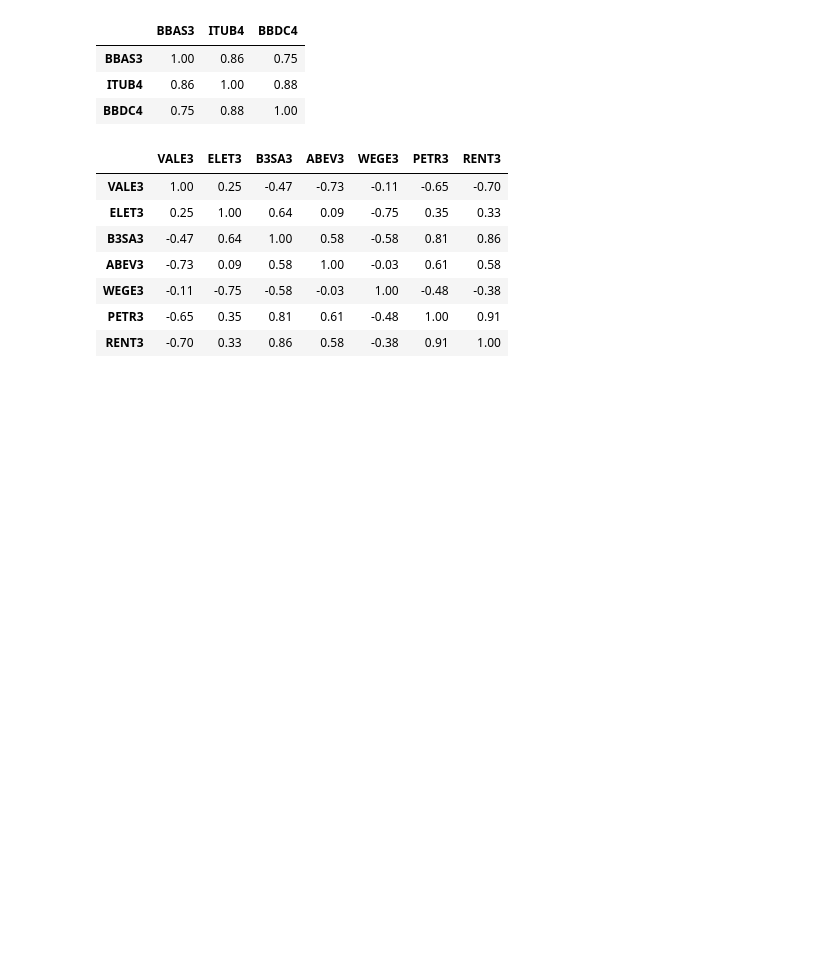
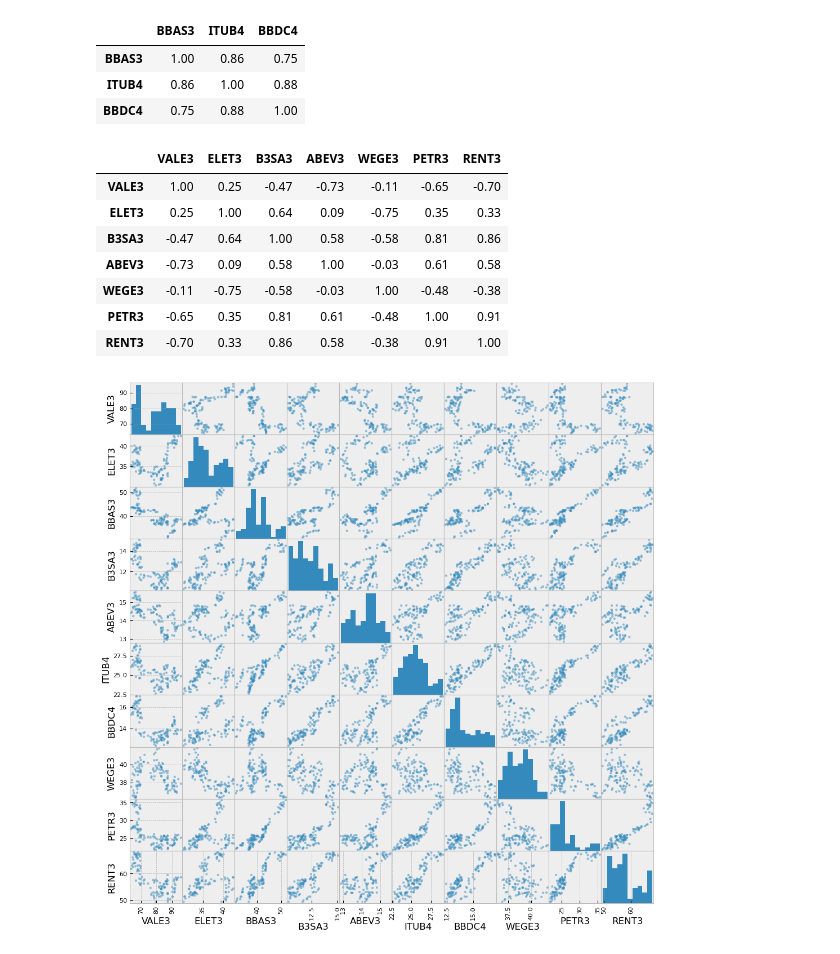
Before and after one commit to PauloViniciusR/Analise_dados, a Jupyter notebook: Matplotlib/Pandas_Matplot/24_pandas.ipynb, the cells around one changed output. Saved outputs shown, nothing was run; the diff lists cells and outputs as text; code cells hidden in the pictures; blank space fills up the shorter version.

```diff
--- a/Matplotlib/Pandas_Matplot/24_pandas.ipynb
+++ b/Matplotlib/Pandas_Matplot/24_pandas.ipynb
@@ -165,3 +165,9 @@ df_top_10_ibov.loc[:, ~df_top_10_ibov.columns.isin(bancos)].corr().style.format(
 | WEGE3 | -0.11 | -0.75 | -0.58 | -0.03 | 1.00 | -0.48 | -0.38 |
 | PETR3 | -0.65 | 0.35 | 0.81 | 0.61 | -0.48 | 1.00 | 0.91 |
 | RENT3 | -0.70 | 0.33 | 0.86 | 0.58 | -0.38 | 0.91 | 1.00 |
+# %%
+from pandas.plotting import scatter_matrix
+
+scatter_matrix(df_top_10_ibov, figsize=(12, 12));
+# %% [output]
+[figure, added]
```
Also changed, not shown: parts of 4 cells of this notebook, 1 other file.
